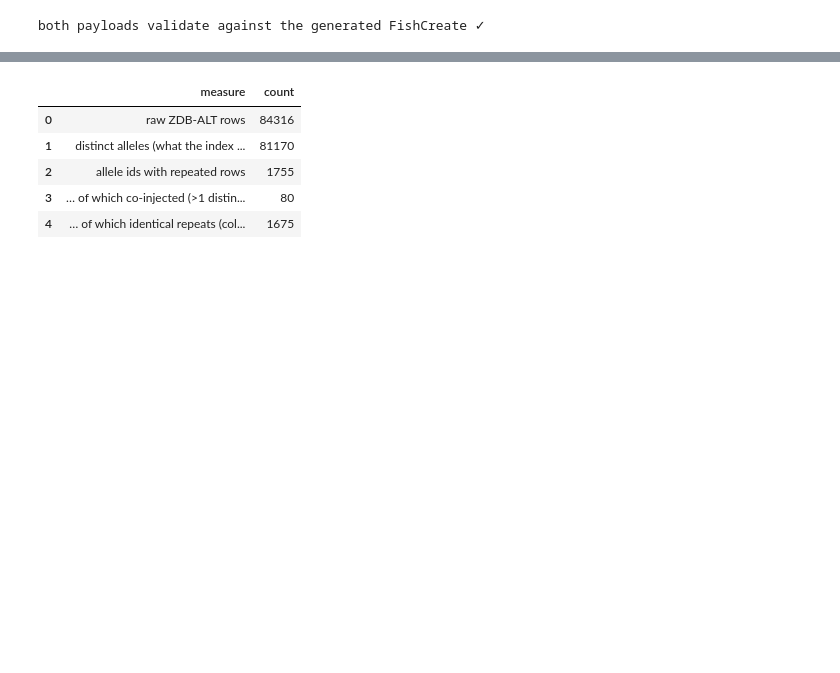
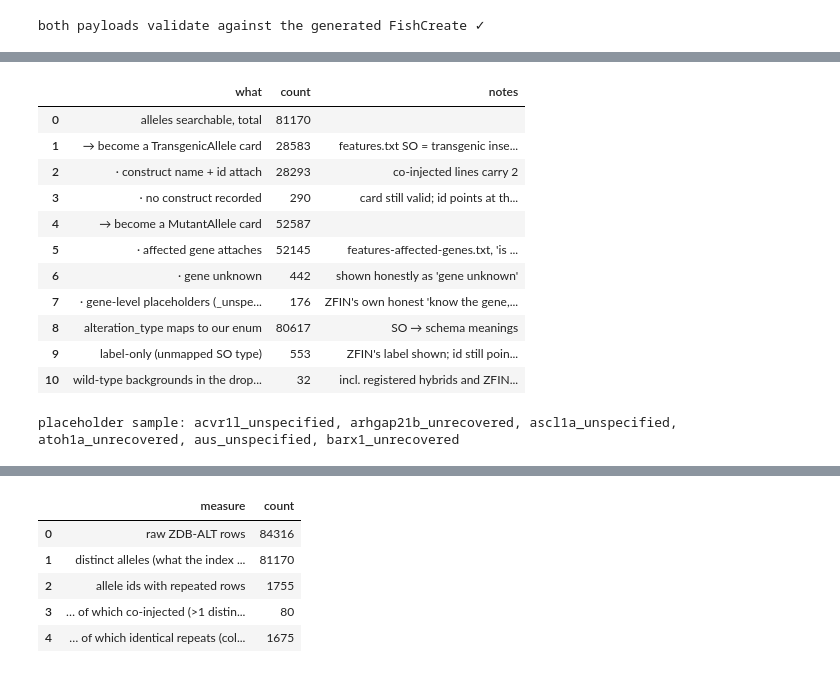
Before and after one commit to zappfish/zapp-atlas, a Jupyter notebook: notebooks/zfin_ingest_qc.ipynb, the cells around one changed output, grey strips where cells are left out. Saved outputs shown, nothing was run; the diff lists cells and outputs as text; code cells hidden in the pictures; blank space fills up the shorter version.

```diff
--- a/notebooks/zfin_ingest_qc.ipynb
+++ b/notebooks/zfin_ingest_qc.ipynb
@@ -189,0 +222,36 @@ both payloads validate against the generated FishCreate ✓
+# %%
+tg = alleles["is_tg"]
+placeholder = alleles["symbol"].str.contains("_unspecified$|_unrecovered$", regex=True)
+
+display(pd.DataFrame([
+    ["alleles searchable, total", len(alleles), ""],
+    ["→ become a TransgenicAllele card", int(tg.sum()), "features.txt SO = transgenic insertion (or construct present)"],
+    ["   · construct name + id attach", int((tg & (alleles.n_constructs > 0)).sum()), "co-injected lines carry 2"],
+    ["   · no construct recorded", int((tg & (alleles.n_constructs == 0)).sum()), "card still valid; id points at the record"],
+    ["→ become a MutantAllele card", int((~tg).sum()), ""],
+    ["   · affected gene attaches", int((~tg & (alleles.n_genes > 0)).sum()), "features-affected-genes.txt, 'is allele of'"],
+    ["   · gene unknown", int((~tg & (alleles.n_genes == 0)).sum()), "shown honestly as 'gene unknown'"],
+    ["   · gene-level placeholders (_unspecified / _unrecovered)", int(placeholder.sum()),
+     "ZFIN's own honest 'know the gene, not the allele' records — scenario ③"],
+    ["alteration_type maps to our enum", int(alleles.alteration.notna().sum()), "SO → schema meanings"],
+    ["label-only (unmapped SO type)", int(alleles.alteration.isna().sum()), "ZFIN's label shown; id still points at truth"],
+    ["wild-type backgrounds in the dropdown", len(index.wildtypes),
+     "incl. registered hybrids and ZFIN's 'WT' (strain unspecified); form adds 'unknown' = stored absence"],
+], columns=["what", "count", "notes"]))
+
+assert not (placeholder & tg).any(), "placeholders are expected to be mutant-side"
+print("placeholder sample:", ", ".join(alleles.loc[placeholder, "symbol"].head(6)))
+# %% [output]
+|  | what | count | notes |
+| 0 | alleles searchable, total | 81170 |  |
+| 1 | → become a TransgenicAllele card | 28583 | features.txt SO = transgenic inse... |
+| 2 | · construct name + id attach | 28293 | co-injected lines carry 2 |
+| 3 | · no construct recorded | 290 | card still valid; id points at th... |
+| 4 | → become a MutantAllele card | 52587 |  |
+| 5 | · affected gene attaches | 52145 | features-affected-genes.txt, 'is ... |
+| 6 | · gene unknown | 442 | shown honestly as 'gene unknown' |
+| 7 | · gene-level placeholders (_unspe... | 176 | ZFIN's own honest 'know the gene,... |
+| 8 | alteration_type maps to our enum | 80617 | SO → schema meanings |
+| 9 | label-only (unmapped SO type) | 553 | ZFIN's label shown; id still poin... |
+| 10 | wild-type backgrounds in the drop... | 32 | incl. registered hybrids and ZFIN... |
+placeholder sample: acvr1l_unspecified, arhgap21b_unrecovered, ascl1a_unspecified, atoh1a_unrecovered, aus_unspecified, barx1_unrecovered
```
Also changed, not shown: parts of 29 cells of this notebook.
